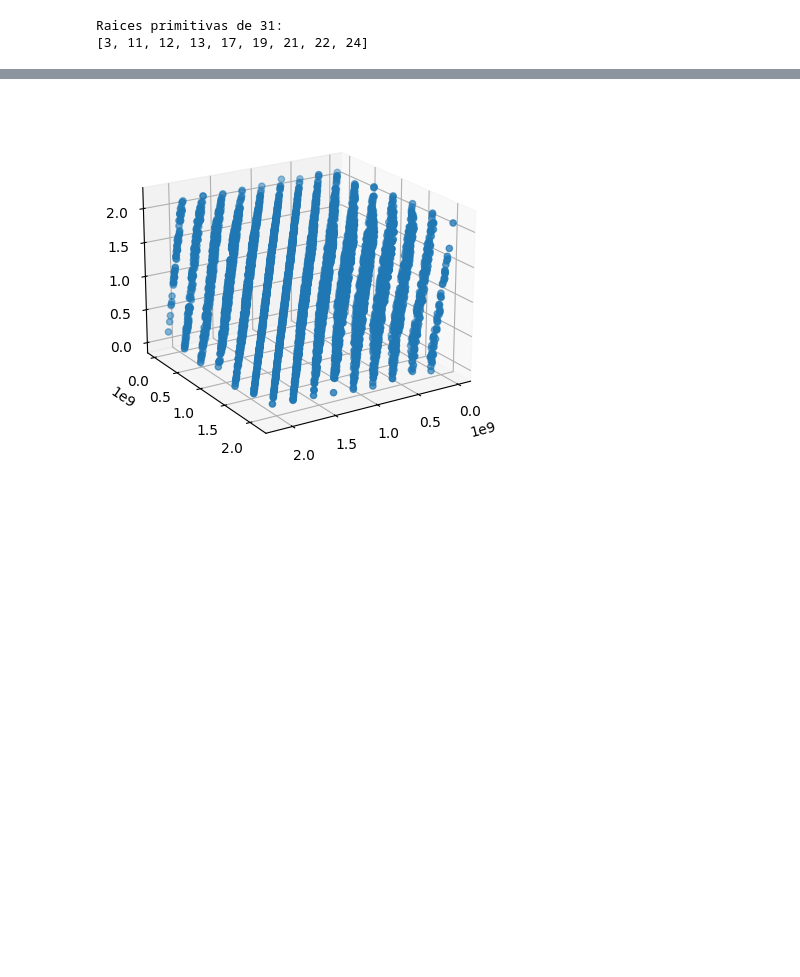
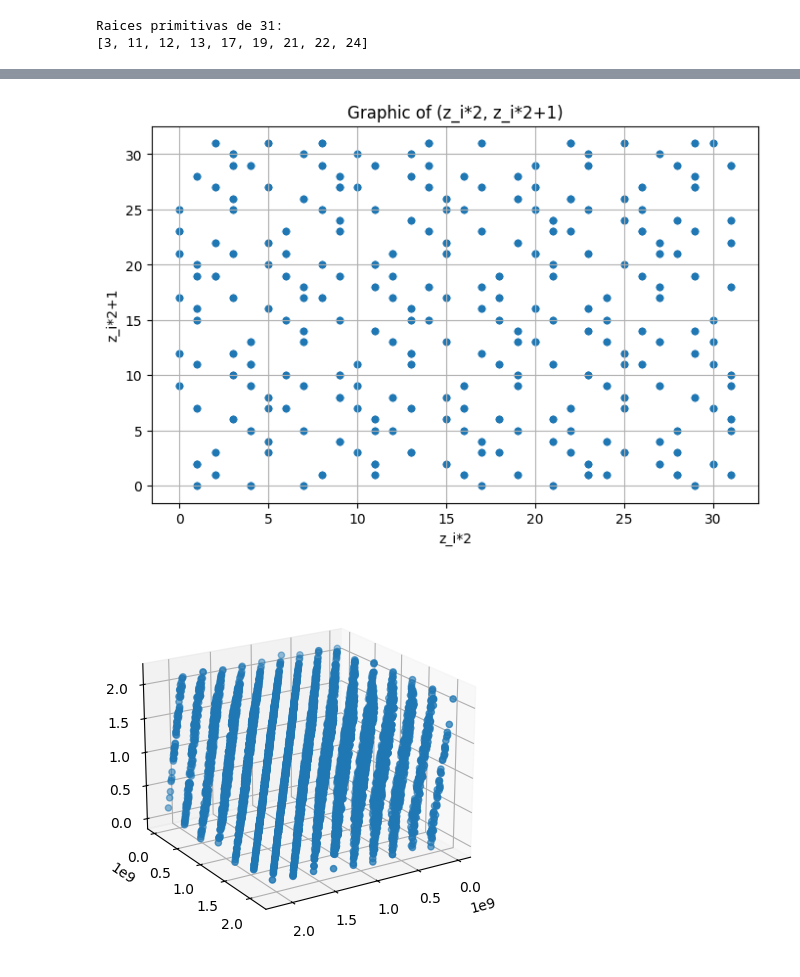
Before and after one commit to ramiro-l/ModelosYSimulacionFAMAF, a Jupyter notebook: Practico3.ipynb, the cells around one changed output, grey strips where cells are left out. Cells and saved outputs as stored; diff of their text form; code cells hidden in the pictures; blank space fills up the shorter version.

```diff
--- a/Practico3.ipynb
+++ b/Practico3.ipynb
@@ -134,3 +245,23 @@ Raices primitivas de 31:
+# %%
+import matplotlib.pyplot as plt
+
+res = gen_z(1500)
+
+gen_y_pairs = []
+for i in range(0, len(res)//2):
+    gen_y_pairs.append((res[i*2], res[i*2+1]))
+
+x_coords_y, y_coords_y = zip(*gen_y_pairs)
+
+plt.figure(figsize=(8, 5))
+plt.scatter(x_coords_y, y_coords_y, s=20)
+plt.xlabel("z_i*2")
+plt.ylabel("z_i*2+1")
+plt.title("Graphic of (z_i*2, z_i*2+1)")
+plt.grid(True)
+plt.show()
+# %% [output]
+[figure, added]
 # %%
 def randu(a, M, RANGE=20000):
   x = 1
```
Also changed, not shown: parts of 10 cells of this notebook.
